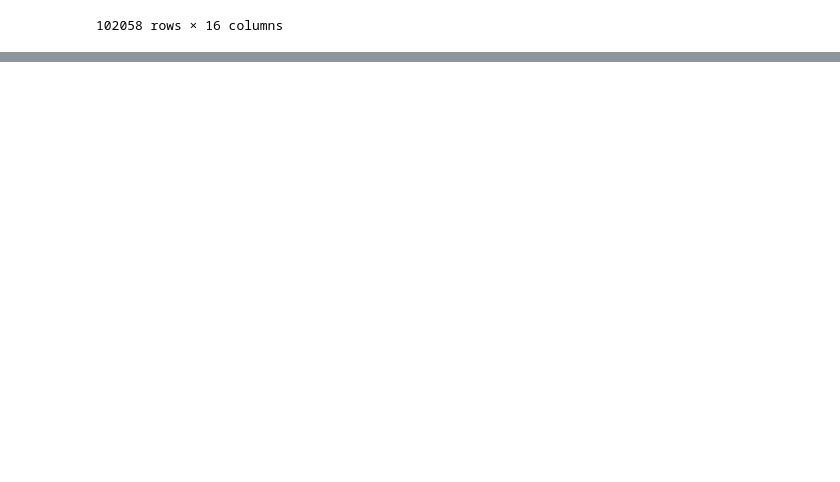
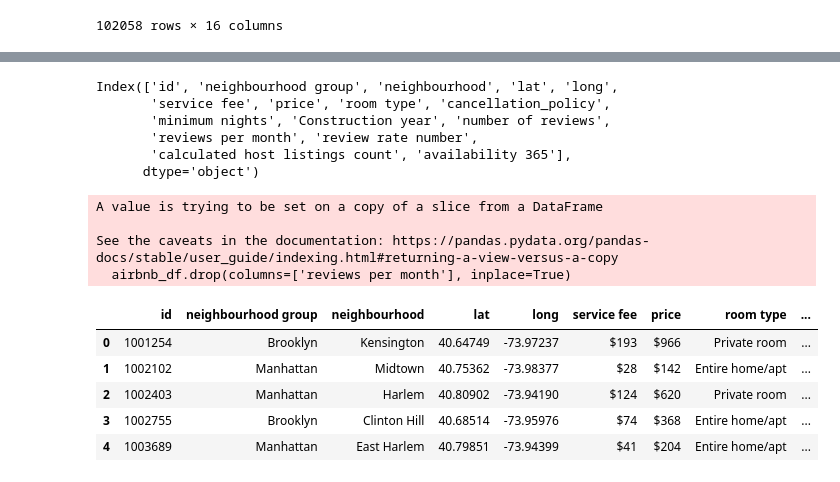
Before and after one commit to nickbartram/team6_project, a Jupyter notebook: main.ipynb, the cells around one changed output, grey strips where cells are left out. Drawn from its saved outputs; the diff is of its cells as text; code cells hidden in the pictures; blank space fills up the shorter version.

Commit message:
Drop duplicates, drop column 'reviews per month', rename columns

```diff
--- a/main.ipynb
+++ b/main.ipynb
@@ -43,8 +52,7 @@ airbnb_df
 # %%
-# airbnb_df[airbnb_df.drop_duplicates(keep='first', inplace=False, ignore_index=False)]
-
-clean_df = airbnb_df.drop_duplicates(keep='first')
-clean_df
+# drop duplicate id's
+airbnb_df = airbnb_df.drop_duplicates(keep='first')
+airbnb_df
 # %% [output]
 |  | id | neighbourhood group | neighbourhood | lat | long | service fee | price | room type | ... |
 | 0 | 1001254 | Brooklyn | Kensington | 40.64749 | -73.97237 | $193 | $966 | Private room | ... |
@@ -61,0 +99,24 @@ clean_df
+# %%
+airbnb_df.columns
+# %% [output]
+Index(['id', 'neighbourhood group', 'neighbourhood', 'lat', 'long',
+       'service fee', 'price', 'room type', 'cancellation_policy',
+       'minimum nights', 'Construction year', 'number of reviews',
+       'reviews per month', 'review rate number',
+       'calculated host listings count', 'availability 365'],
+      dtype='object')
+# %%
+# Drop the 'reviews per month' column
+airbnb_df.drop(columns=['reviews per month'], inplace=True)
+airbnb_df.head()
+# %% [output]
+A value is trying to be set on a copy of a slice from a DataFrame
+
+See the caveats in the documentation: https://pandas.pydata.org/pandas-docs/stable/user_guide/indexing.html#returning-a-view-versus-a-copy
+  airbnb_df.drop(columns=['reviews per month'], inplace=True)
+|  | id | neighbourhood group | neighbourhood | lat | long | service fee | price | room type | ... |
+| 0 | 1001254 | Brooklyn | Kensington | 40.64749 | -73.97237 | $193 | $966 | Private room | ... |
+| 1 | 1002102 | Manhattan | Midtown | 40.75362 | -73.98377 | $28 | $142 | Entire home/apt | ... |
+| 2 | 1002403 | Manhattan | Harlem | 40.80902 | -73.94190 | $124 | $620 | Private room | ... |
+| 3 | 1002755 | Brooklyn | Clinton Hill | 40.68514 | -73.95976 | $74 | $368 | Entire home/apt | ... |
+| 4 | 1003689 | Manhattan | East Harlem | 40.79851 | -73.94399 | $41 | $204 | Entire home/apt | ... |
```
Also changed, not shown: parts of 5 cells of this notebook.
